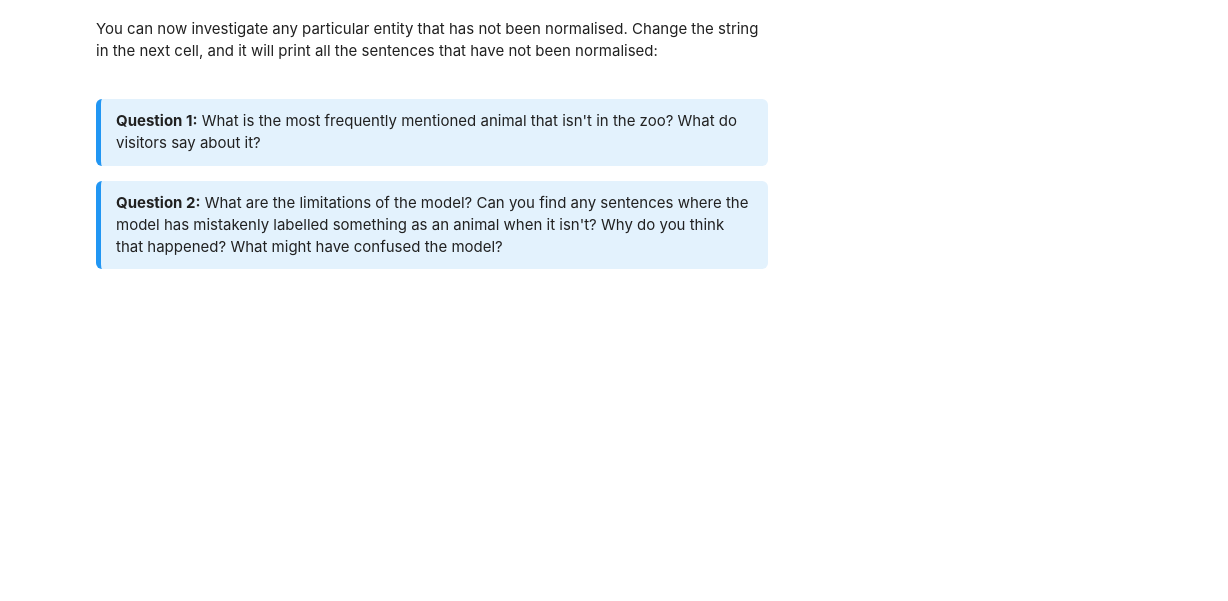
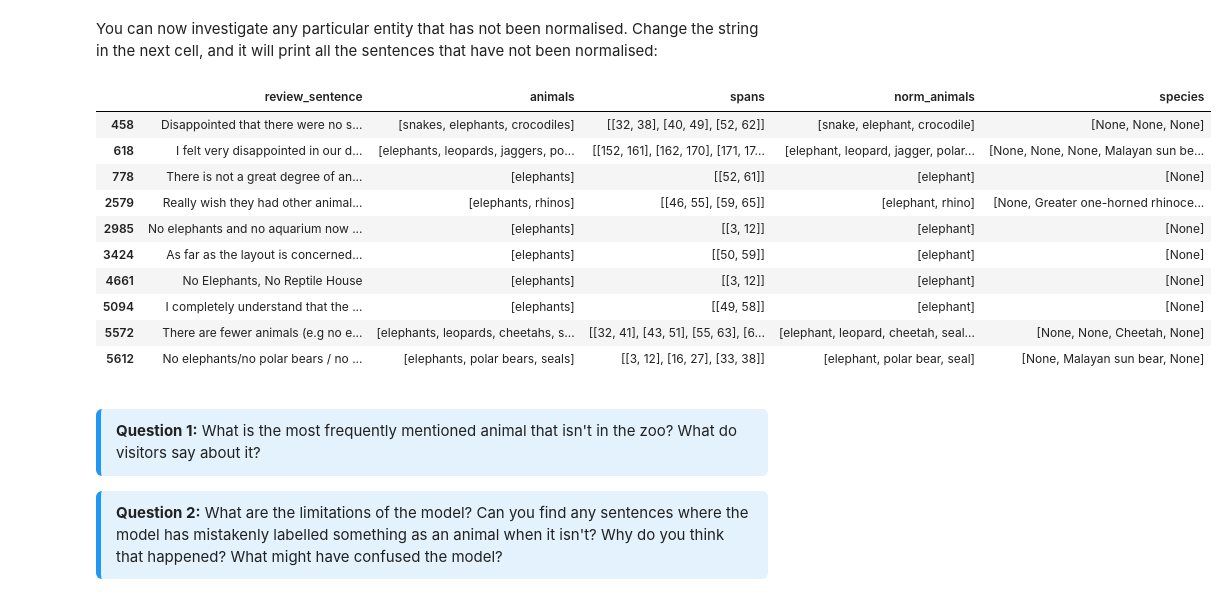
Before and after one commit to nuriafari/NLP_workshop_zoo_reviews, a Jupyter notebook: workshop.ipynb, the cells around one changed output. Cells and saved outputs as stored; diff of their text form; code cells hidden in the pictures; blank space fills up the shorter version.

Commit message:
Ran workshop

```diff
--- a/workshop.ipynb
+++ b/workshop.ipynb
@@ -370,7 +388,7 @@ These are loaded in the next cell:
 from transformers import AutoTokenizer, AutoModelForTokenClassification
 
 # Specify the path of the folder where the model and tokenizer are stored
-LOAD_MODEL_PATH = "/afs/inf.ed.ac.uk/group/project/suttontrust/sutton_workshop/animal-ner-model"
+LOAD_MODEL_PATH = "animal-ner-model"
 
 # Load the pre-trained NER model and tokenizer
 tokenizer = AutoTokenizer.from_pretrained(LOAD_MODEL_PATH)
@@ -978,10 +1070,22 @@ unnormalised_animals.head(20)
 You can now investigate any particular entity that has not been normalised. Change the string in the next cell, and it will print all the sentences that have not been normalised:
 # %%
 # Select the animal to investigate
-norm_animal = "cub"
+norm_animal = "elephant"
 
 # Show 10 sentences when that animal is mentioned
 animal_sentences_df[animal_sentences_df["norm_animals"].apply(lambda x: norm_animal in x)].head(10)
+# %% [output]
+|  | review_sentence | animals | spans | norm_animals | species |
+| 458 | Disappointed that there were no s... | [snakes, elephants, crocodiles] | [[32, 38], [40, 49], [52, 62]] | [snake, elephant, crocodile] | [None, None, None] |
+| 618 | I felt very disappointed in our d... | [elephants, leopards, jaggers, po... | [[152, 161], [162, 170], [171, 17... | [elephant, leopard, jagger, polar... | [None, None, None, Malayan sun be... |
+| 778 | There is not a great degree of an... | [elephants] | [[52, 61]] | [elephant] | [None] |
+| 2579 | Really wish they had other animal... | [elephants, rhinos] | [[46, 55], [59, 65]] | [elephant, rhino] | [None, Greater one-horned rhinoce... |
+| 2985 | No elephants and no aquarium now ... | [elephants] | [[3, 12]] | [elephant] | [None] |
+| 3424 | As far as the layout is concerned... | [elephants] | [[50, 59]] | [elephant] | [None] |
+| 4661 | No Elephants, No Reptile House | [elephants] | [[3, 12]] | [elephant] | [None] |
+| 5094 | I completely understand that the ... | [elephants] | [[49, 58]] | [elephant] | [None] |
+| 5572 | There are fewer animals (e.g no e... | [elephants, leopards, cheetahs, s... | [[32, 41], [43, 51], [55, 63], [6... | [elephant, leopard, cheetah, seal... | [None, None, Cheetah, None] |
+| 5612 | No elephants/no polar bears / no ... | [elephants, polar bears, seals] | [[3, 12], [16, 27], [33, 38]] | [elephant, polar bear, seal] | [None, Malayan sun bear, None] |
 # %% [markdown]
 <div style="
   border-left: 5px solid #2196f3;
```
Also changed, not shown: parts of 12 cells of this notebook.
